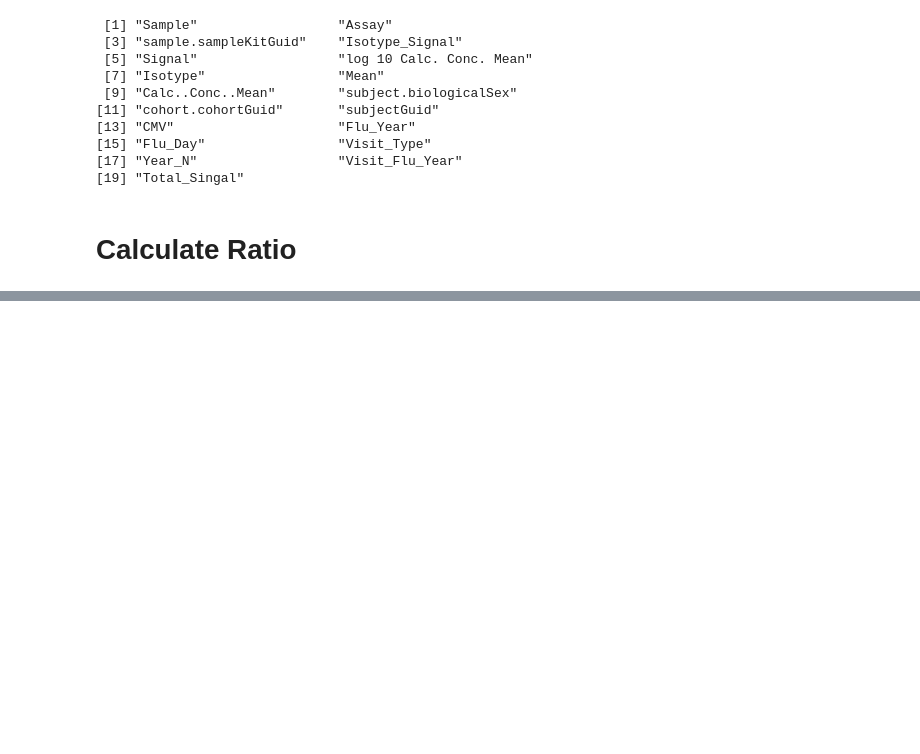
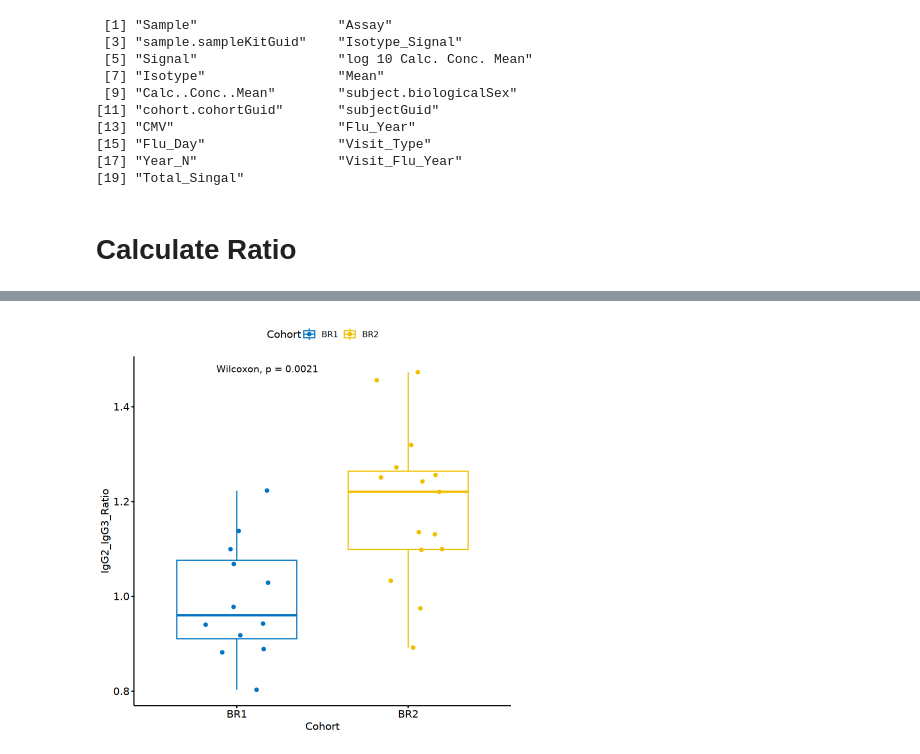
Before and after one commit to aifimmunology/IHA-Figure, a Jupyter notebook: Figure4/10_Isotype_MSD/01_Processing.ipynb, the cells around one changed output, grey strips where cells are left out. Saved outputs shown, nothing was run; the diff lists cells and outputs as text; code cells hidden in the pictures; blank space fills up the shorter version.

```diff
--- a/Figure4/10_Isotype_MSD/01_Processing.ipynb
+++ b/Figure4/10_Isotype_MSD/01_Processing.ipynb
@@ -83,3 +83,12 @@ filter(Isotype_Signal<1000000,Total_Singal<1000000)
 df_combined_subset<-df_combined %>% filter(Isotype %in% c("IgG3","IgG2"), Assay =="Flu B/Phuket HA")
 # %%
 write.csv(df_combined_subset,"Isotype_Singal_IgG2_IgG3_Phuket.csv")
+# %%
+df<-read.csv("Isotype_Singal_IgG2_IgG3_Phuket.csv")
+# %%
+df_subet<-df %>% filter(Flu_Day=="Day_0",Flu_Year=="2020-2021")
+# %%
+df_subet<-df_subet %>%
+    group_by(subjectGuid) %>%
+    mutate(entry_count = n()) %>%
+    filter(entry_count == 2) %>% ungroup()
@@ -85,0 +123,11 @@ write.csv(df_combined_subset,"Isotype_Singal_IgG2_IgG3_Phuket.csv")
+# %%
+df_summay<-df_subet %>%
+  arrange(subjectGuid, Cohort, Isotype) %>%
+  group_by(subjectGuid, Cohort) %>%
+  summarise(IgG2_IgG3_Ratio = first(log.10.Calc..Conc..Mean	) / last(log.10.Calc..Conc..Mean), .groups = "drop")
+# %%
+ ggboxplot(df_summay, x = "Cohort", y = "IgG2_IgG3_Ratio",
+          color = "Cohort", palette = "jco",
+          add = "jitter") + stat_compare_means()
+# %% [output]
+[figure, added]
```
Also changed, not shown: parts of 2 cells of this notebook, 22 other files.
